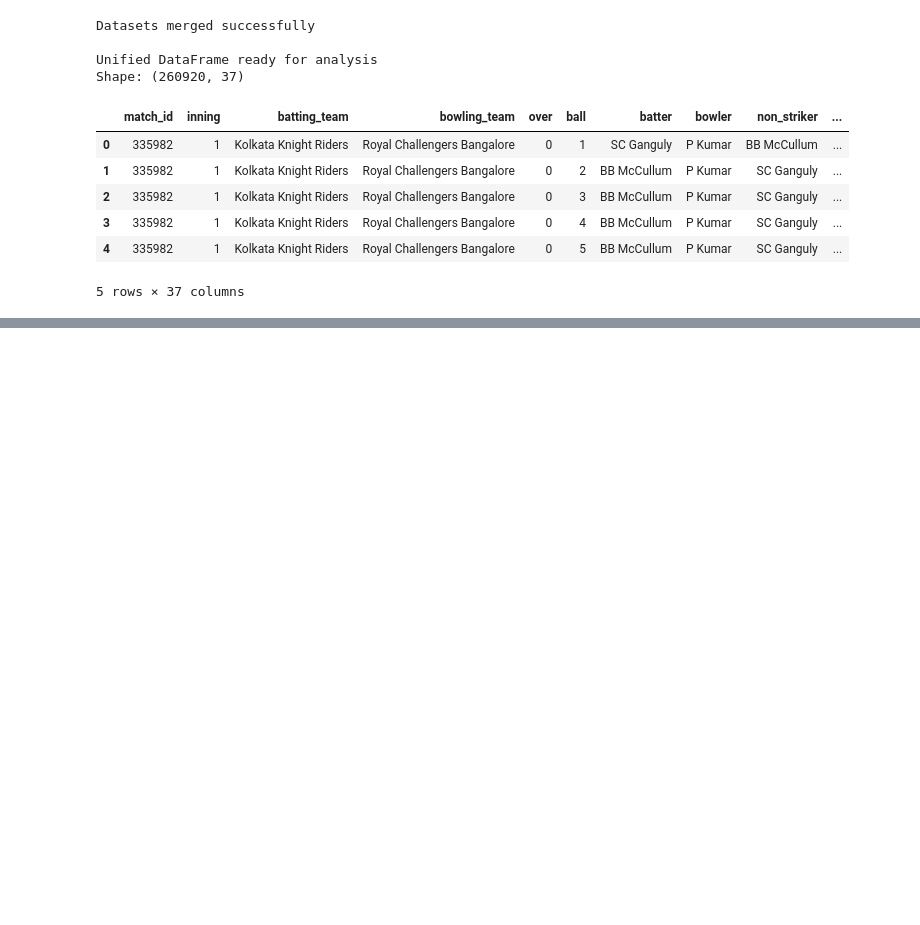
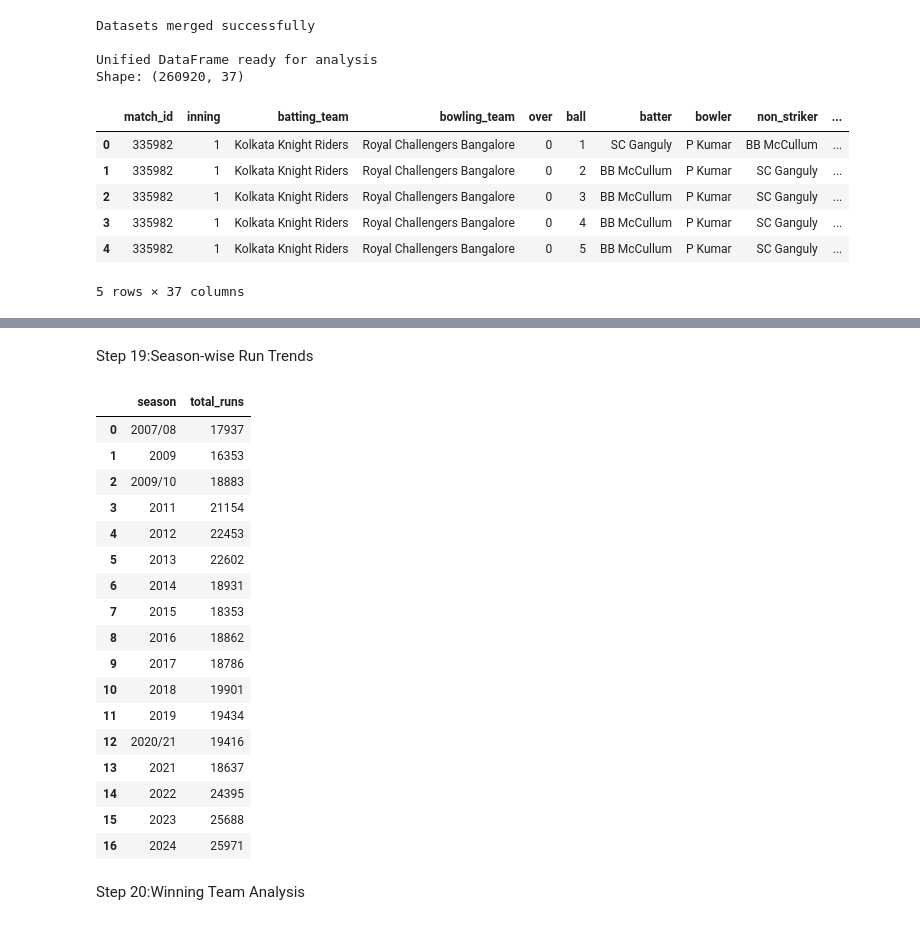
Before and after one commit to harshpateriya12/PandaTraining, a Jupyter notebook: PandaTraining.ipynb, the cells around one changed output, grey strips where cells are left out. Drawn from its saved outputs; the diff is of its cells as text; code cells hidden in the pictures; blank space fills up the shorter version.

Commit message:
Coded UC4 for Score Analysis

```diff
--- a/PandaTraining.ipynb
+++ b/PandaTraining.ipynb
@@ -209,0 +576,27 @@ Shape: (260920, 37)
+# %% [markdown]
+Step 19:Season-wise Run Trends
+# %%
+season_runs = ipl_df.groupby('season')['total_runs'].sum().reset_index()
+
+season_runs
+# %% [output]
+|  | season | total_runs |
+| 0 | 2007/08 | 17937 |
+| 1 | 2009 | 16353 |
+| 2 | 2009/10 | 18883 |
+| 3 | 2011 | 21154 |
+| 4 | 2012 | 22453 |
+| 5 | 2013 | 22602 |
+| 6 | 2014 | 18931 |
+| 7 | 2015 | 18353 |
+| 8 | 2016 | 18862 |
+| 9 | 2017 | 18786 |
+| 10 | 2018 | 19901 |
+| 11 | 2019 | 19434 |
+| 12 | 2020/21 | 19416 |
+| 13 | 2021 | 18637 |
+| 14 | 2022 | 24395 |
+| 15 | 2023 | 25688 |
+| 16 | 2024 | 25971 |
+# %% [markdown]
+Step 20:Winning Team Analysis
```
Also changed, not shown: parts of 38 cells of this notebook.
